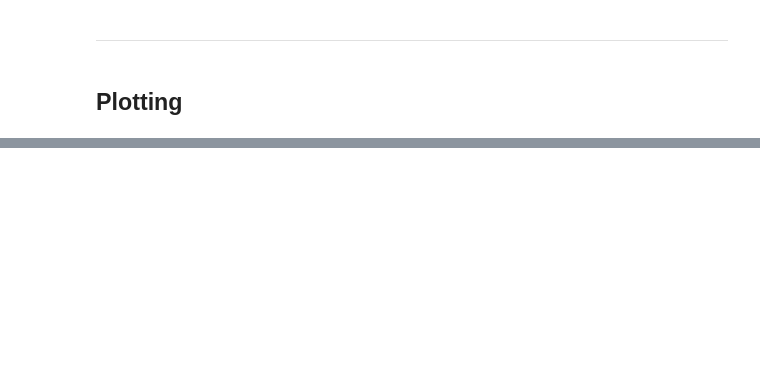
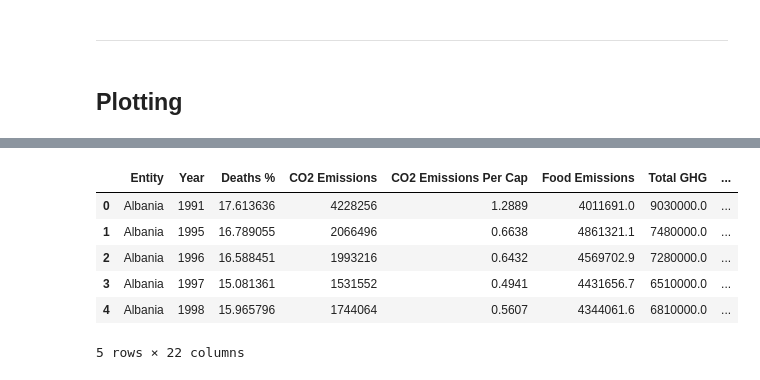
Before and after one commit to janmanjan/climate_change_global_analysis, a Jupyter notebook: code/sz/sz_notebook.ipynb, the cells around one changed output, grey strips where cells are left out. Saved outputs shown, nothing was run; the diff lists cells and outputs as text; code cells hidden in the pictures; blank space fills up the shorter version.

```diff
--- a/code/sz/sz_notebook.ipynb
+++ b/code/sz/sz_notebook.ipynb
@@ -219,0 +191,11 @@ NameError: name 'hc_df' is not defined
+# %%
+clean_air['cluster'] = km.labels_
+clean_air.head()
+# %% [output]
+|  | Entity | Year | Deaths % | CO2 Emissions | CO2 Emissions Per Cap | Food Emissions | Total GHG | ... |
+| 0 | Albania | 1991 | 17.613636 | 4228256 | 1.2889 | 4011691.0 | 9030000.0 | ... |
+| 1 | Albania | 1995 | 16.789055 | 2066496 | 0.6638 | 4861321.1 | 7480000.0 | ... |
+| 2 | Albania | 1996 | 16.588451 | 1993216 | 0.6432 | 4569702.9 | 7280000.0 | ... |
+| 3 | Albania | 1997 | 15.081361 | 1531552 | 0.4941 | 4431656.7 | 6510000.0 | ... |
+| 4 | Albania | 1998 | 15.965796 | 1744064 | 0.5607 | 4344061.6 | 6810000.0 | ... |
+5 rows × 22 columns
```
Also changed, not shown: parts of 36 cells of this notebook, 2 other files.
